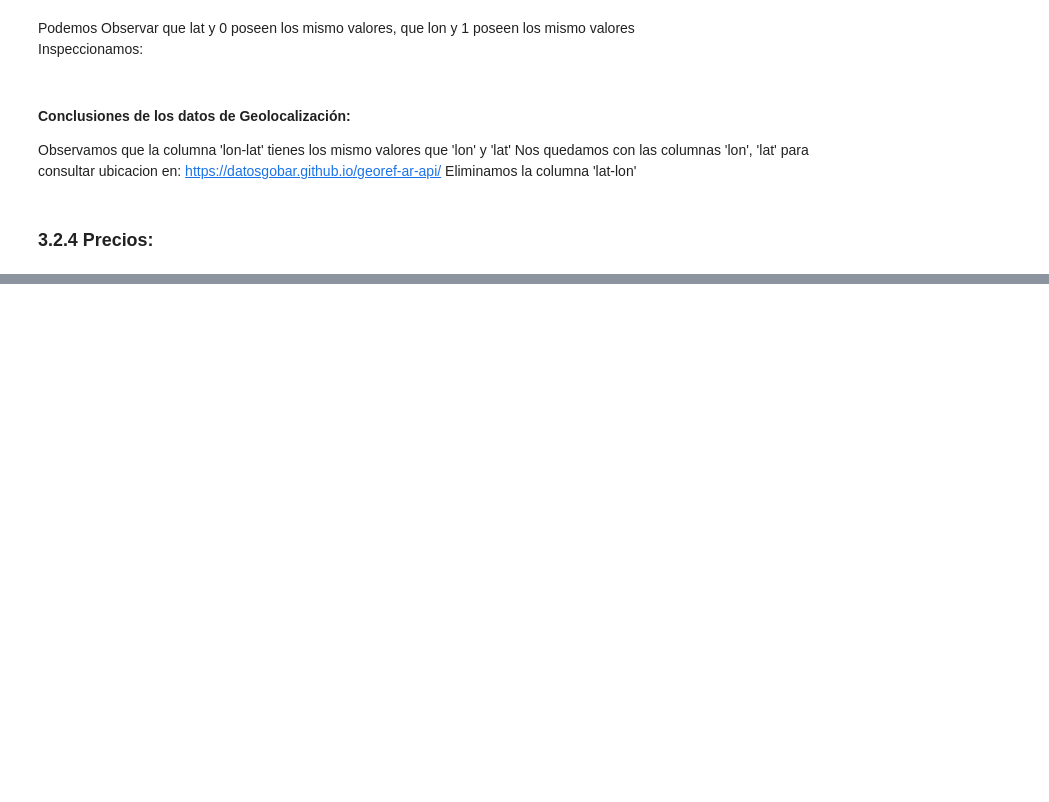
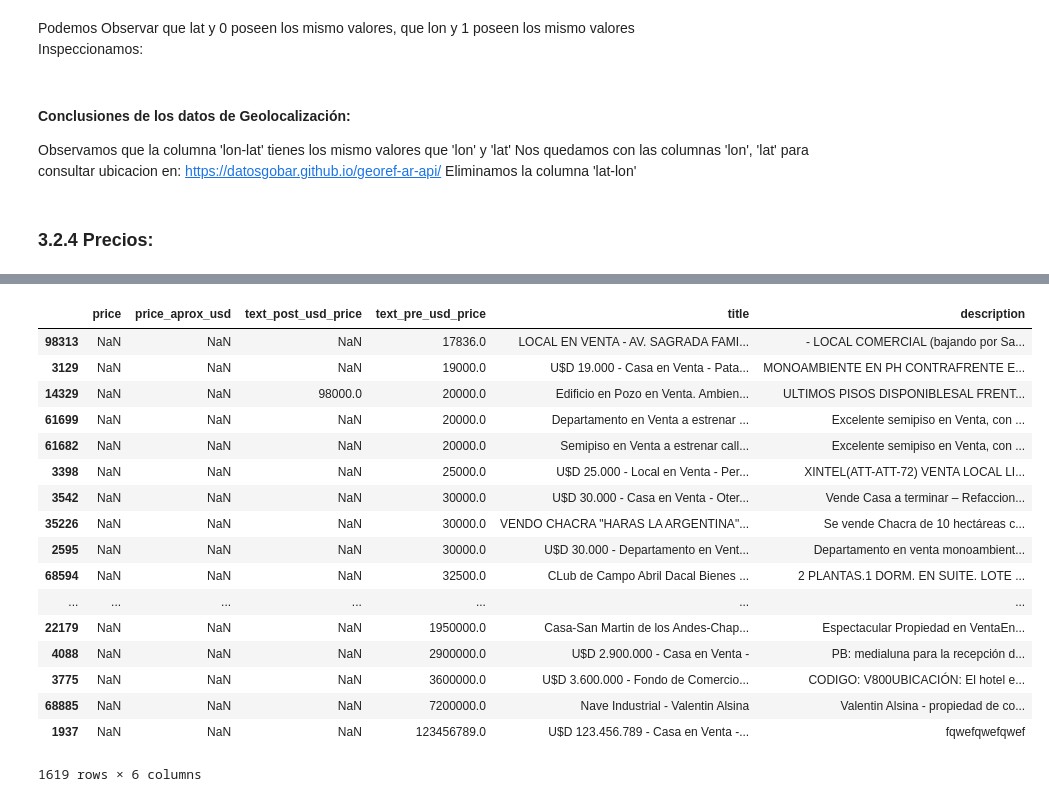
Before and after one commit to marxMT/dhGrupo8, a Jupyter notebook: Desafío 1 - Grupo 8.ipynb, the cells around one changed output, grey strips where cells are left out. Saved outputs shown, nothing was run; the diff lists cells and outputs as text; code cells hidden in the pictures; blank space fills up the shorter version.

```diff
--- a/Desafío 1 - Grupo 8.ipynb
+++ b/Desafío 1 - Grupo 8.ipynb
@@ -708,0 +799,22 @@ df = json_normalize(df_local_coor['api'])
+# %%
+#notamos q muchos valores siguen estando mal, puesto q el precio q aparece es el de una cochera opcional. probemos buscando propiedades q no tengan la palabra cochera en la descripcion
+df.loc[df.price_aprox_usd.isna() & (~(df.description.str.contains('cochera',flags=re.IGNORECASE, na=False))) & ((df.text_post_usd_price > 10000) | (df.text_pre_usd_price > 10000)) ,['price','price_aprox_usd','text_post_usd_price','text_pre_usd_price','title','description']].sort_values(by='text_pre_usd_price')
+# %% [output]
+|  | price | price_aprox_usd | text_post_usd_price | text_pre_usd_price | title | description |
+| 98313 | NaN | NaN | NaN | 17836.0 | LOCAL EN VENTA - AV. SAGRADA FAMI... | - LOCAL COMERCIAL (bajando por Sa... |
+| 3129 | NaN | NaN | NaN | 19000.0 | U$D 19.000 - Casa en Venta - Pata... | MONOAMBIENTE EN PH CONTRAFRENTE E... |
+| 14329 | NaN | NaN | 98000.0 | 20000.0 | Edificio en Pozo en Venta. Ambien... | ULTIMOS PISOS DISPONIBLESAL FRENT... |
+| 61699 | NaN | NaN | NaN | 20000.0 | Departamento en Venta a estrenar ... | Excelente semipiso en Venta, con ... |
+| 61682 | NaN | NaN | NaN | 20000.0 | Semipiso en Venta a estrenar call... | Excelente semipiso en Venta, con ... |
+| 3398 | NaN | NaN | NaN | 25000.0 | U$D 25.000 - Local en Venta - Per... | XINTEL(ATT-ATT-72) VENTA LOCAL LI... |
+| 3542 | NaN | NaN | NaN | 30000.0 | U$D 30.000 - Casa en Venta - Oter... | Vende Casa a terminar – Refaccion... |
+| 35226 | NaN | NaN | NaN | 30000.0 | VENDO CHACRA "HARAS LA ARGENTINA"... | Se vende Chacra de 10 hectáreas c... |
+| 2595 | NaN | NaN | NaN | 30000.0 | U$D 30.000 - Departamento en Vent... | Departamento en venta monoambient... |
+| 68594 | NaN | NaN | NaN | 32500.0 | CLub de Campo Abril Dacal Bienes ... | 2 PLANTAS.1 DORM. EN SUITE. LOTE ... |
+| ... | ... | ... | ... | ... | ... | ... |
+| 22179 | NaN | NaN | NaN | 1950000.0 | Casa-San Martin de los Andes-Chap... | Espectacular Propiedad en VentaEn... |
+| 4088 | NaN | NaN | NaN | 2900000.0 | U$D 2.900.000 - Casa en Venta - | PB: medialuna para la recepción d... |
+| 3775 | NaN | NaN | NaN | 3600000.0 | U$D 3.600.000 - Fondo de Comercio... | CODIGO: V800UBICACIÓN: El hotel e... |
+| 68885 | NaN | NaN | NaN | 7200000.0 | Nave Industrial - Valentin Alsina | Valentin Alsina - propiedad de co... |
+| 1937 | NaN | NaN | NaN | 123456789.0 | U$D 123.456.789 - Casa en Venta -... | fqwefqwefqwef |
+1619 rows × 6 columns
```
Also changed, not shown: parts of 20 cells of this notebook.
